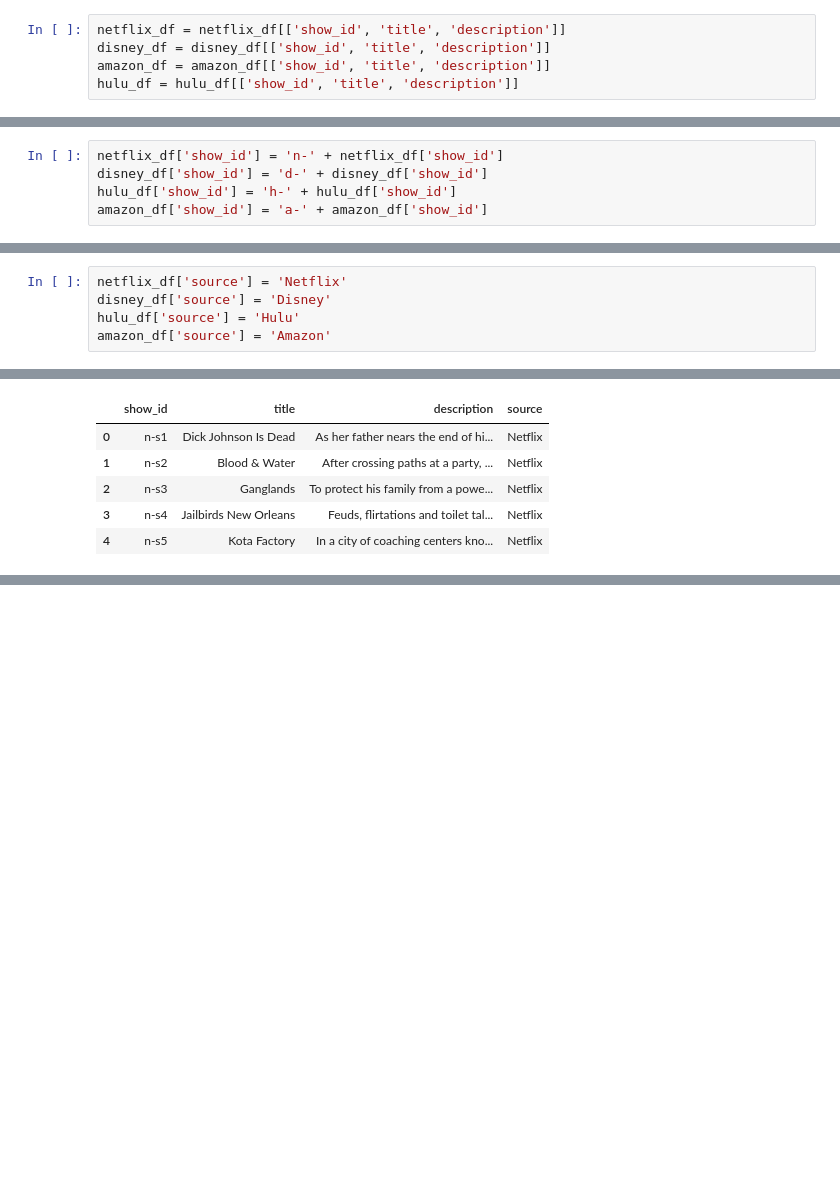
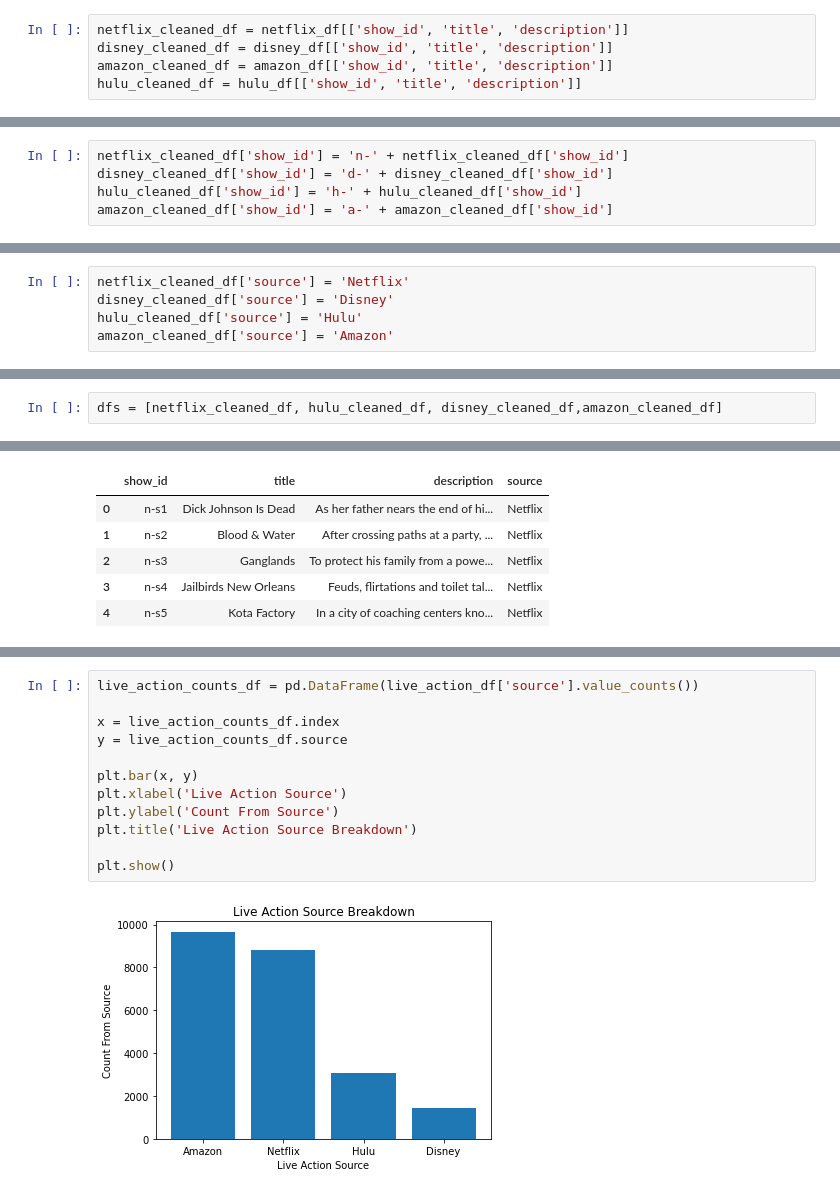
Before and after one commit to dseg27/Animeniacs, a Jupyter notebook: databases.ipynb, the cells around one changed output, grey strips where cells are left out. Cells and saved outputs as stored; diff of their text form; blank space fills up the shorter version.

```diff
--- a/databases.ipynb
+++ b/databases.ipynb
@@ -61,8 +91,8 @@ hulu_df = pd.read_csv(file_hulu)
 disney_df = pd.read_csv(file_disney)
 netflix_df = pd.read_csv(file_netflix)
 # %%
-netflix_df = netflix_df[['show_id', 'title', 'description']]
-disney_df = disney_df[['show_id', 'title', 'description']]
-amazon_df = amazon_df[['show_id', 'title', 'description']]
-hulu_df = hulu_df[['show_id', 'title', 'description']]
+netflix_cleaned_df = netflix_df[['show_id', 'title', 'description']]
+disney_cleaned_df = disney_df[['show_id', 'title', 'description']]
+amazon_cleaned_df = amazon_df[['show_id', 'title', 'description']]
+hulu_cleaned_df = hulu_df[['show_id', 'title', 'description']]
 # %%
@@ -75,7 +105,7 @@ netflix_df.head()
 | 3 | s4 | Jailbirds New Orleans | Feuds, flirtations and toilet tal... |
 | 4 | s5 | Kota Factory | In a city of coaching centers kno... |
 # %%
-netflix_df['show_id'] = 'n-' + netflix_df['show_id']
-disney_df['show_id'] = 'd-' + disney_df['show_id']
-hulu_df['show_id'] = 'h-' + hulu_df['show_id']
-amazon_df['show_id'] = 'a-' + amazon_df['show_id']
+netflix_cleaned_df['show_id'] = 'n-' + netflix_cleaned_df['show_id']
+disney_cleaned_df['show_id'] = 'd-' + disney_cleaned_df['show_id']
+hulu_cleaned_df['show_id'] = 'h-' + hulu_cleaned_df['show_id']
+amazon_cleaned_df['show_id'] = 'a-' + amazon_cleaned_df['show_id']
@@ -89,7 +140,7 @@ amazon_df.head()
 | 3 | a-s4 | Pink: Staying True | Pink breaks the mold once again, ... |
 | 4 | a-s5 | Monster Maker | Teenage Matt Banting wants to wor... |
 # %%
-netflix_df['source'] = 'Netflix'
-disney_df['source'] = 'Disney'
-hulu_df['source'] = 'Hulu'
-amazon_df['source'] = 'Amazon'
+netflix_cleaned_df['source'] = 'Netflix'
+disney_cleaned_df['source'] = 'Disney'
+hulu_cleaned_df['source'] = 'Hulu'
+amazon_cleaned_df['source'] = 'Amazon'
@@ -107,3 +177,5 @@ dfs = [netflix_df, hulu_df, disney_df,amazon_df]
+# %%
+dfs = [netflix_cleaned_df, hulu_cleaned_df, disney_cleaned_df,amazon_cleaned_df]
 # %%
 live_action_df = pd.concat(dfs)
 # %%
@@ -176,0 +261,14 @@ anime_df.head()
+# %%
+live_action_counts_df = pd.DataFrame(live_action_df['source'].value_counts())
+
+x = live_action_counts_df.index
+y = live_action_counts_df.source
+
+plt.bar(x, y)
+plt.xlabel('Live Action Source')
+plt.ylabel('Count From Source')
+plt.title('Live Action Source Breakdown')
+
+plt.show()
+# %% [output]
+[figure, added]
```
Also changed, not shown: parts of 21 cells of this notebook, 5 other files.
